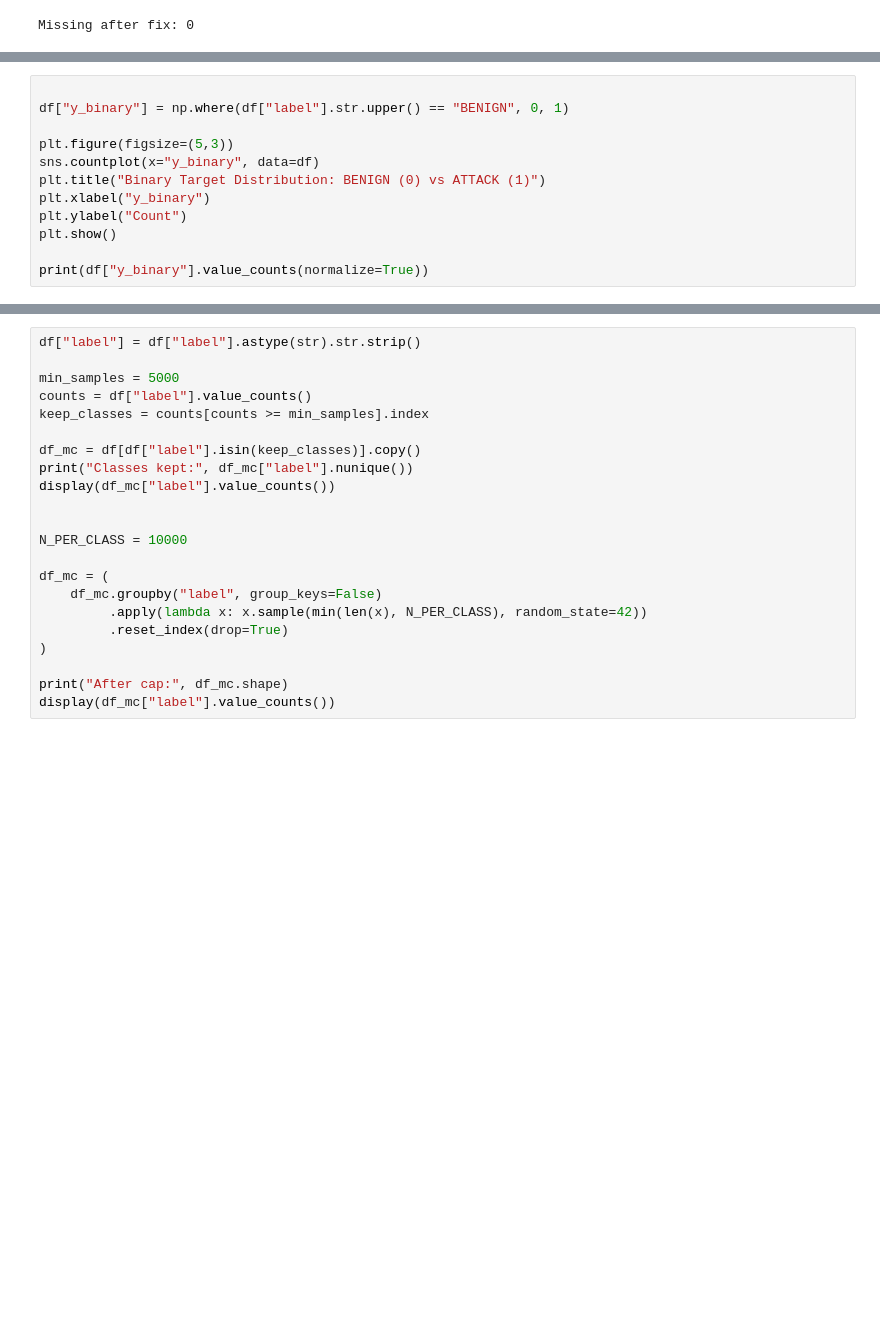
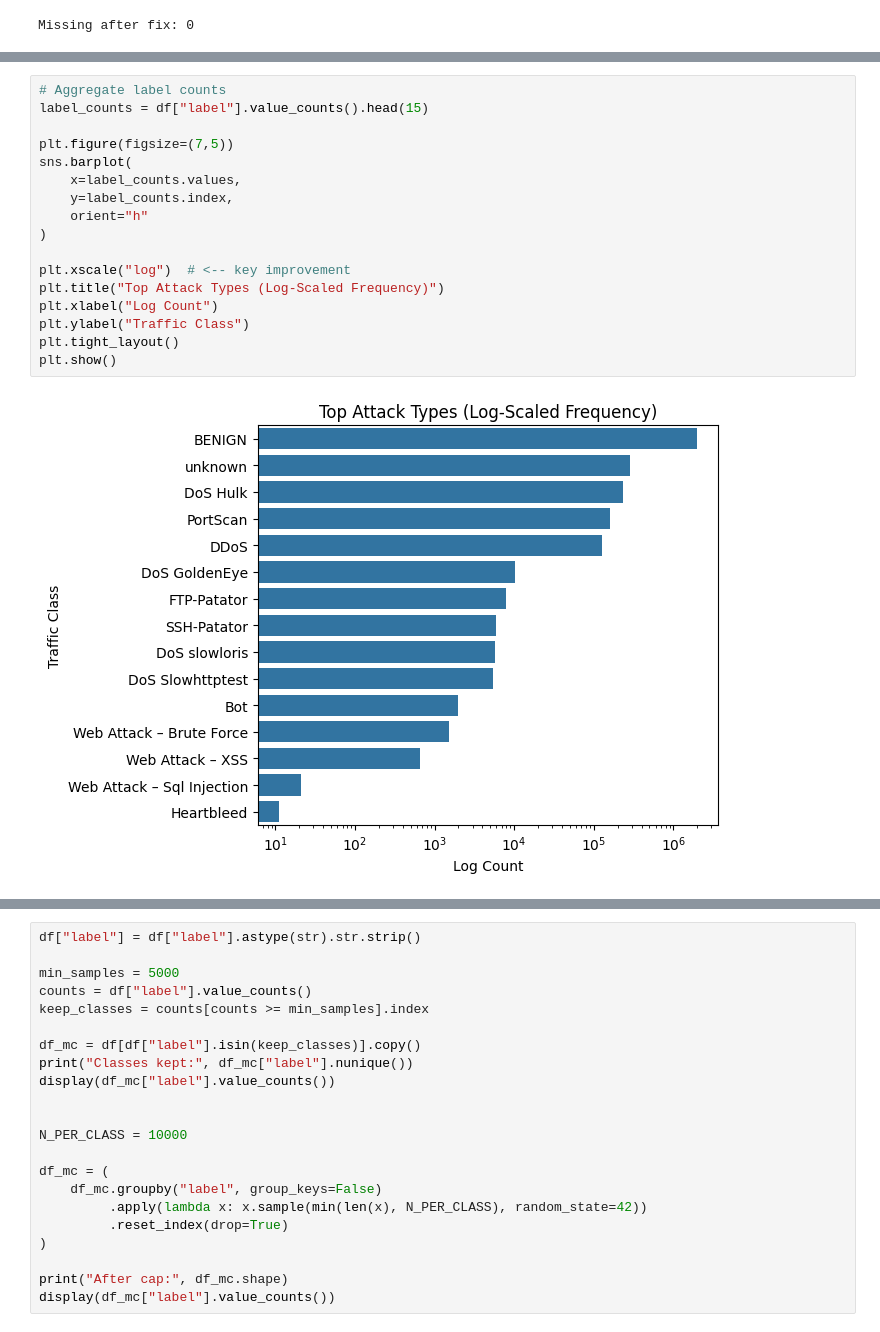
Before and after one commit to cri10dm-4/Berk_CapStone, a Jupyter notebook: Module24/FinalCapstone.ipynb, the cells around one changed output, grey strips where cells are left out. Drawn from its saved outputs; the diff is of its cells as text; blank space fills up the shorter version.

```diff
--- a/Module24/FinalCapstone.ipynb
+++ b/Module24/FinalCapstone.ipynb
@@ -214,12 +240,0 @@ plt.show()
-# %%
-
-df["y_binary"] = np.where(df["label"].str.upper() == "BENIGN", 0, 1)
-
-plt.figure(figsize=(5,3))
-sns.countplot(x="y_binary", data=df)
-plt.title("Binary Target Distribution: BENIGN (0) vs ATTACK (1)")
-plt.xlabel("y_binary")
-plt.ylabel("Count")
-plt.show()
-
-print(df["y_binary"].value_counts(normalize=True))
@@ -278,0 +252,19 @@ Plotting: ['flow_duration', 'total_fwd_packets', 'total_backward_packets', 'flow
+# %%
+# Aggregate label counts
+label_counts = df["label"].value_counts().head(15)
+
+plt.figure(figsize=(7,5))
+sns.barplot(
+    x=label_counts.values,
+    y=label_counts.index,
+    orient="h"
+)
+
+plt.xscale("log")  # <-- key improvement
+plt.title("Top Attack Types (Log-Scaled Frequency)")
+plt.xlabel("Log Count")
+plt.ylabel("Traffic Class")
+plt.tight_layout()
+plt.show()
+# %% [output]
+[figure, added]
```
Also changed, not shown: parts of 18 cells of this notebook.
